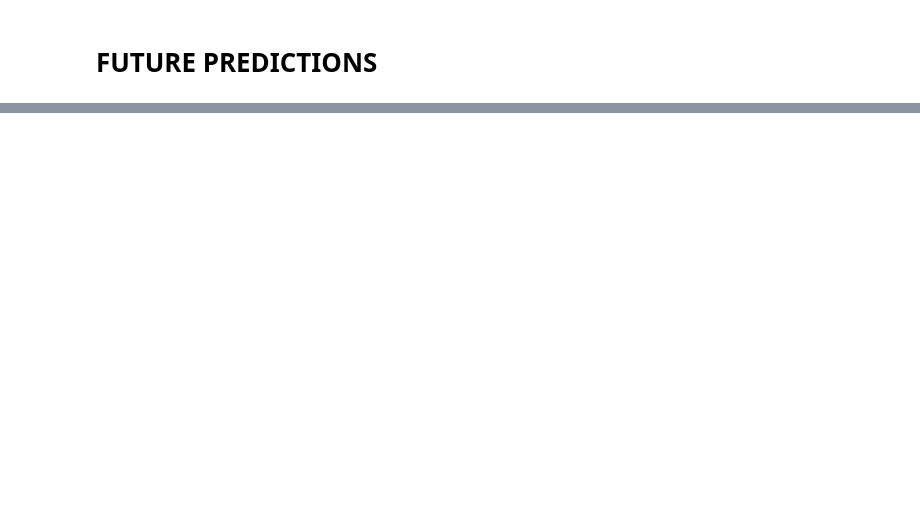
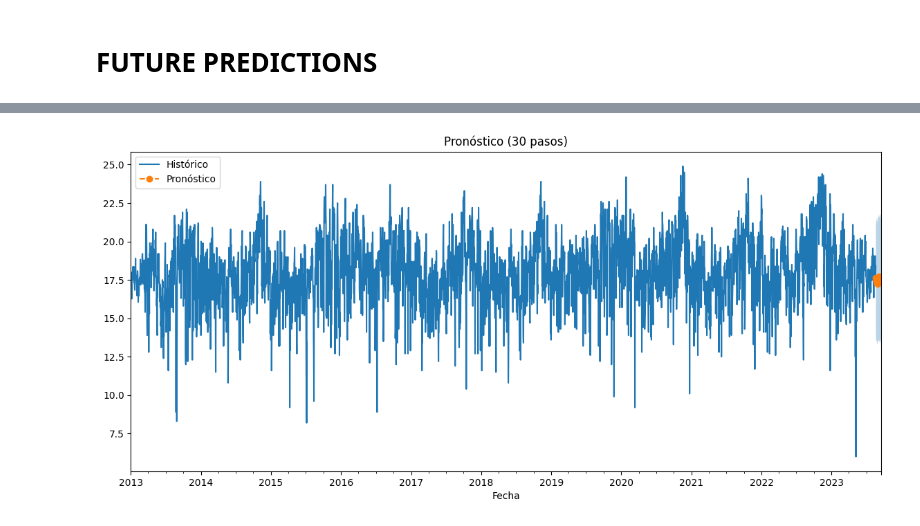
Before and after one commit to alrigo123/Time-Series-Predictive-Models, a Jupyter notebook: (S)ARIMA.ipynb, the cells around one changed output, grey strips where cells are left out. Cells and saved outputs as stored; diff of their text form; code cells hidden in the pictures; blank space fills up the shorter version.

```diff
--- a/(S)ARIMA.ipynb
+++ b/(S)ARIMA.ipynb
@@ -168,0 +279,4 @@ pred_SARIMA.plot(legend = True)
+# %%
+pred_30d, ci_30d = forecast_sarima(model, data['Temp_max'], steps=30)
+# %% [output]
+[figure, added]
```
Also changed, not shown: parts of 14 cells of this notebook, 1 other file.
